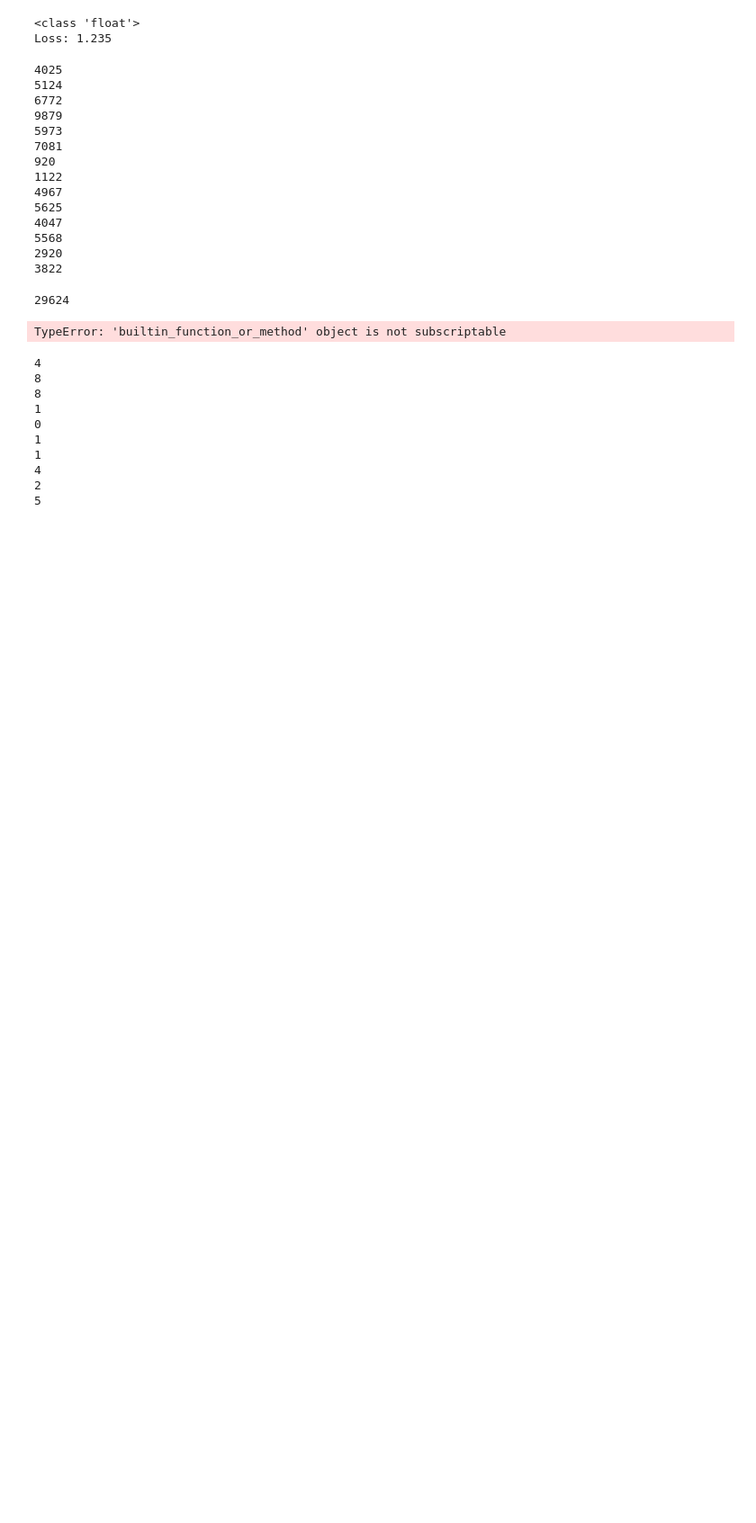
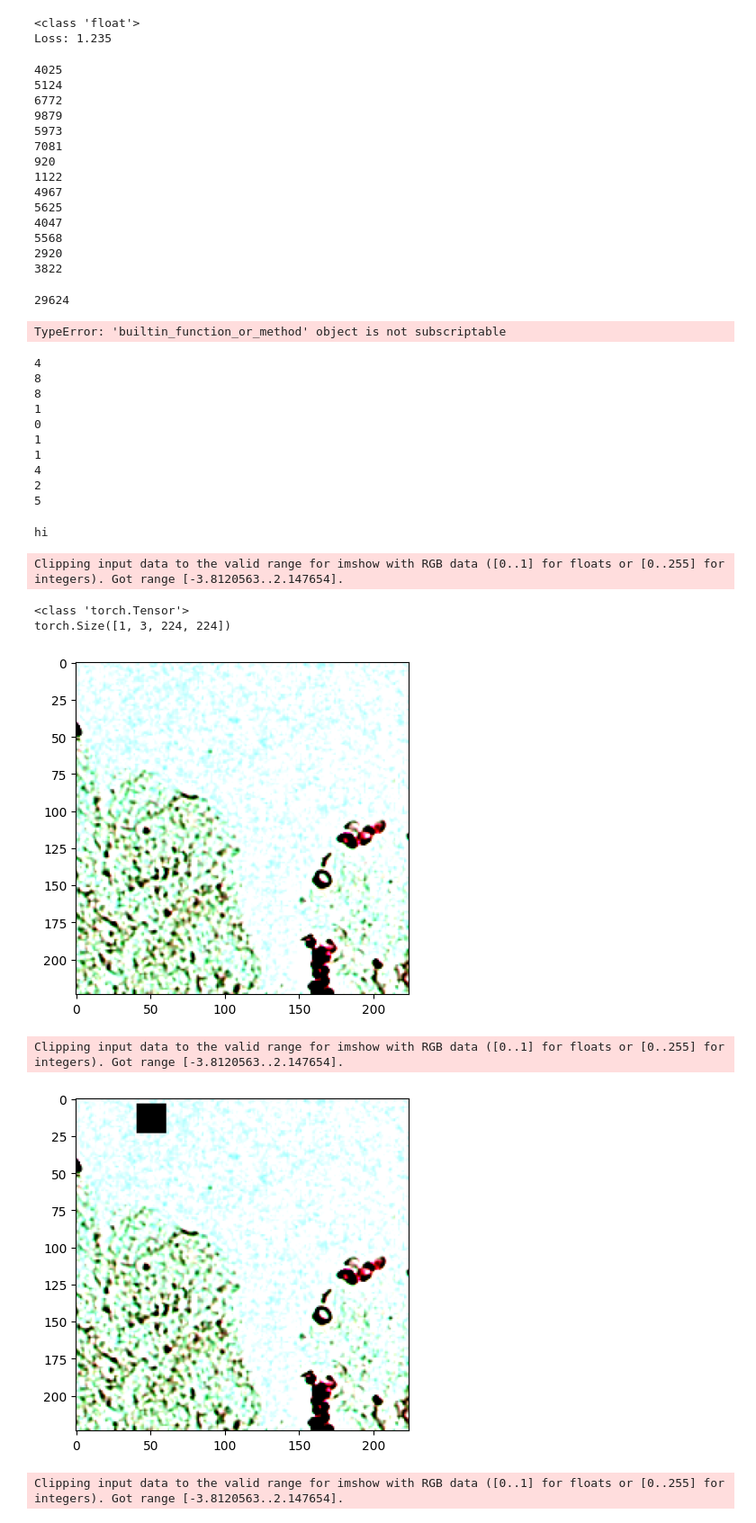
Before and after one commit to jthielmann/xai_cc, a Jupyter notebook: script/testing.ipynb, the cells around one changed output. Shown at 90% size. Cells and saved outputs as stored; diff of their text form; code cells hidden in the pictures; blank space fills up the shorter version.

```diff
--- a/script/testing.ipynb
+++ b/script/testing.ipynb
@@ -460,3 +460,10 @@ for i in range(10):
 4
 2
 5
+# %%
+from data_loader import get_data_loader_occlusion
+train_loader = get_data_loader_occlusion("../Training_Data/", batch_size= 1,file_endings=["tif", "tiff"])
+# %%
+from custom_transforms import Occlude
+occluder = Occlude(20,20,0,0)
+occluder2 = Occlude(50,50,0,0)
@@ -462,0 +472,27 @@ for i in range(10):
+# %%
+i = 0
+print("hi")
+# %% [output]
+hi
+# %%
+for idx, (img,_) in enumerate(train_loader):
+    print(type(img))
+
+    print(img.shape)
+    plt.imshow(img.squeeze().transpose(0,2).transpose(0,1))
+    plt.show()
+    img = occluder(img)
+    plt.imshow(img.squeeze().transpose(0,2).transpose(0,1))
+    plt.show()
+    img = occluder2(img)
+    plt.imshow(img.squeeze().transpose(0,2).transpose(0,1))
+    plt.show()
+    break
+# %% [output]
+Clipping input data to the valid range for imshow with RGB data ([0..1] for floats or [0..255] for integers). Got range [-3.8120563..2.147654].
+<class 'torch.Tensor'>
+torch.Size([1, 3, 224, 224])
+[figure, added]
+Clipping input data to the valid range for imshow with RGB data ([0..1] for floats or [0..255] for integers). Got range [-3.8120563..2.147654].
+[figure, added]
+Clipping input data to the valid range for imshow with RGB data ([0..1] for floats or [0..255] for integers). Got range [-3.8120563..2.147654].
```
Also changed, not shown: parts of 6 cells of this notebook, 8 other files.
